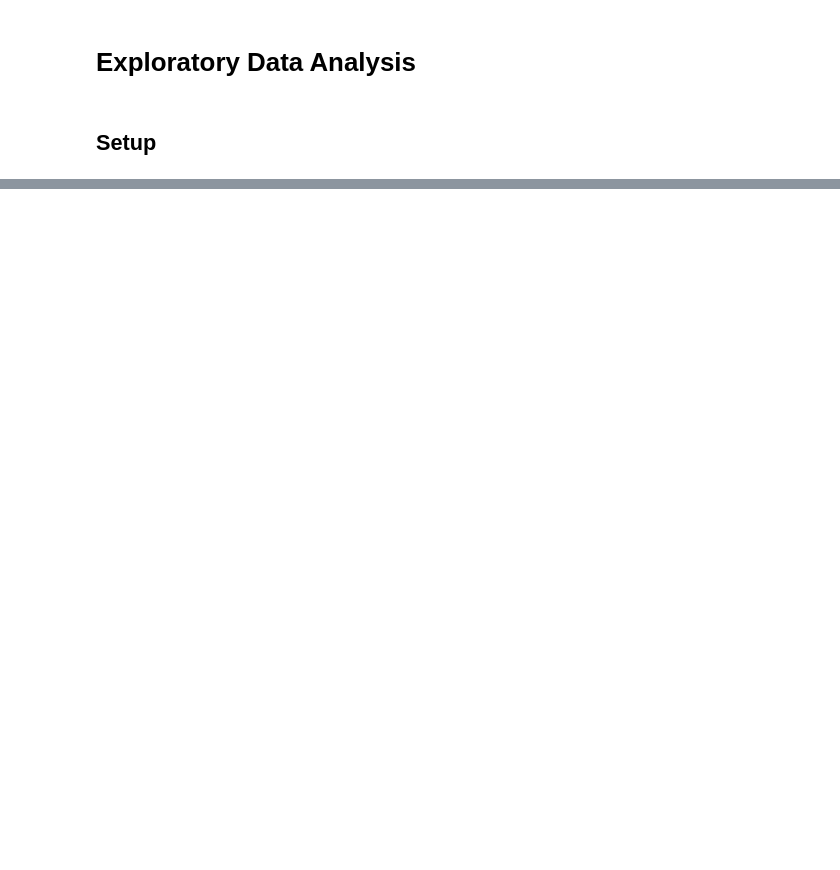
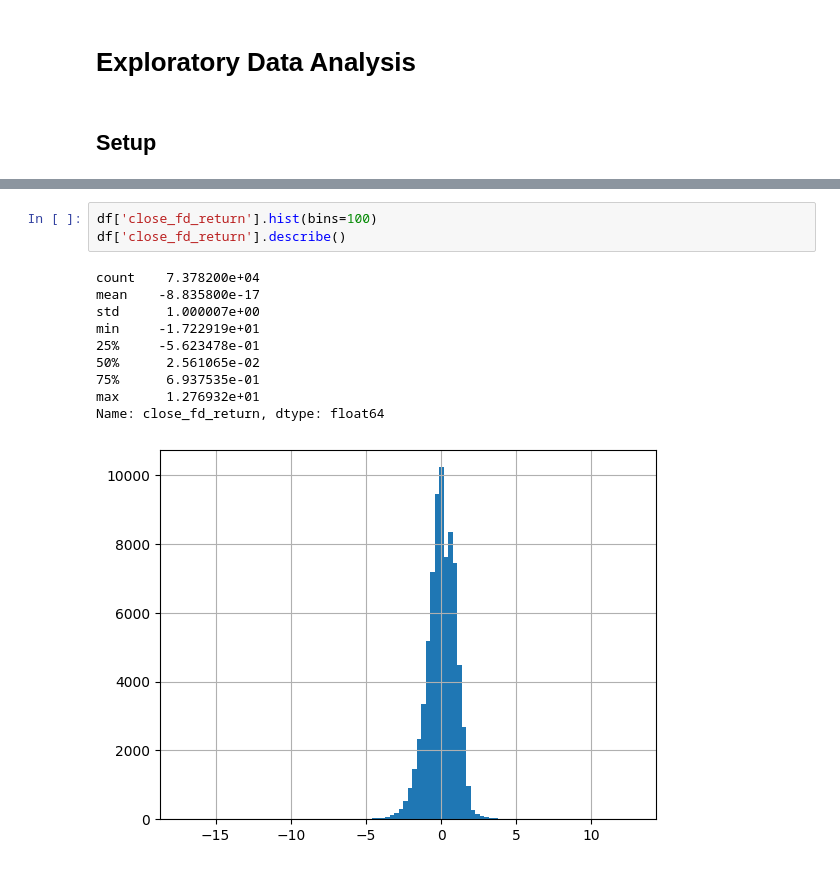
Before and after one commit to chillmelon/fxml, a Jupyter notebook: notebook/01 EDA.ipynb, the cells around one changed output, grey strips where cells are left out. Saved outputs shown, nothing was run; the diff lists cells and outputs as text; blank space fills up the shorter version.

```diff
--- a/notebook/01 EDA.ipynb
+++ b/notebook/01 EDA.ipynb
@@ -221,0 +62,14 @@ plt.scatter(proj[:,0], proj[:,1], alpha=0.3)
+# %%
+df['close_fd_return'].hist(bins=100)
+df['close_fd_return'].describe()
+# %% [output]
+count    7.378200e+04
+mean    -8.835800e-17
+std      1.000007e+00
+min     -1.722919e+01
+25%     -5.623478e-01
+50%      2.561065e-02
+75%      6.937535e-01
+max      1.276932e+01
+Name: close_fd_return, dtype: float64
+[figure, added]
```
Also changed, not shown: parts of 39 cells of this notebook, 33 other files.
